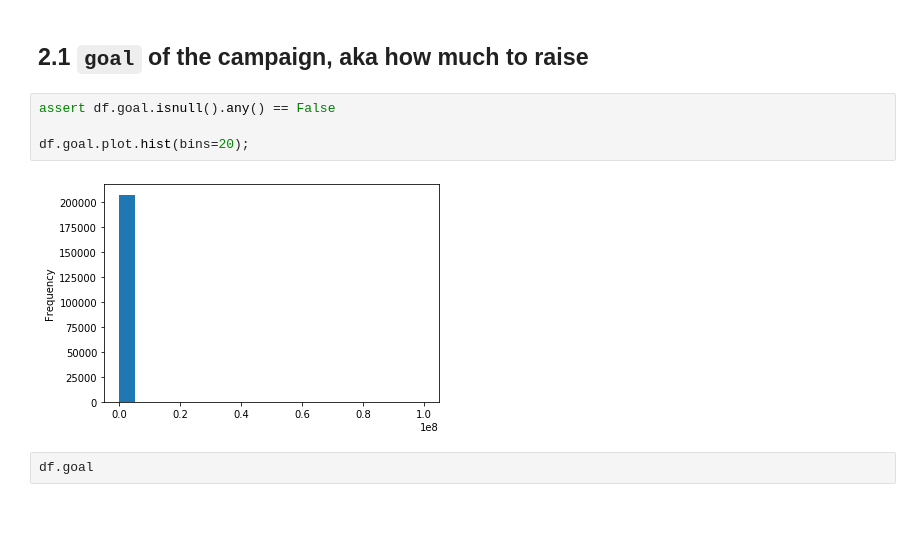
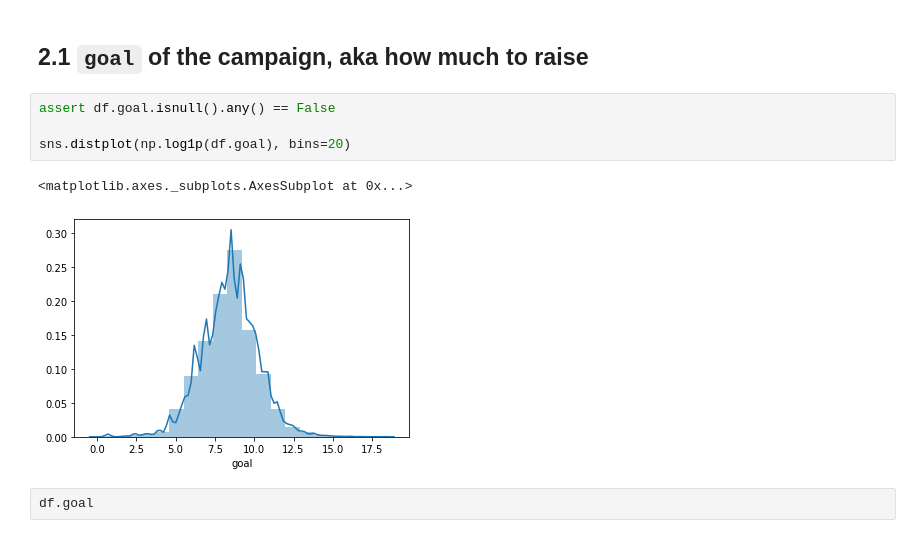
Before and after one commit to BW-Kickstarter-Success-Oct2019/DS, a Jupyter notebook: notebooks/1_han_eda.ipynb, the cells around one changed output. Cells and saved outputs as stored; diff of their text form.

```diff
--- a/notebooks/1_han_eda.ipynb
+++ b/notebooks/1_han_eda.ipynb
@@ -85,9 +85,10 @@ We will look at the pre-determined ex ante fields one by one to decide what fron
 # %%
 assert df.goal.isnull().any() == False
 
-df.goal.plot.hist(bins=20);
+sns.distplot(np.log1p(df.goal), bins=20)
 # %% [output]
+<matplotlib.axes._subplots.AxesSubplot at 0x...>
-[figure, old version]
+[figure, new version]
 # %%
 df.goal
 # %% [output]
```
Also changed, not shown: 7 other files.
